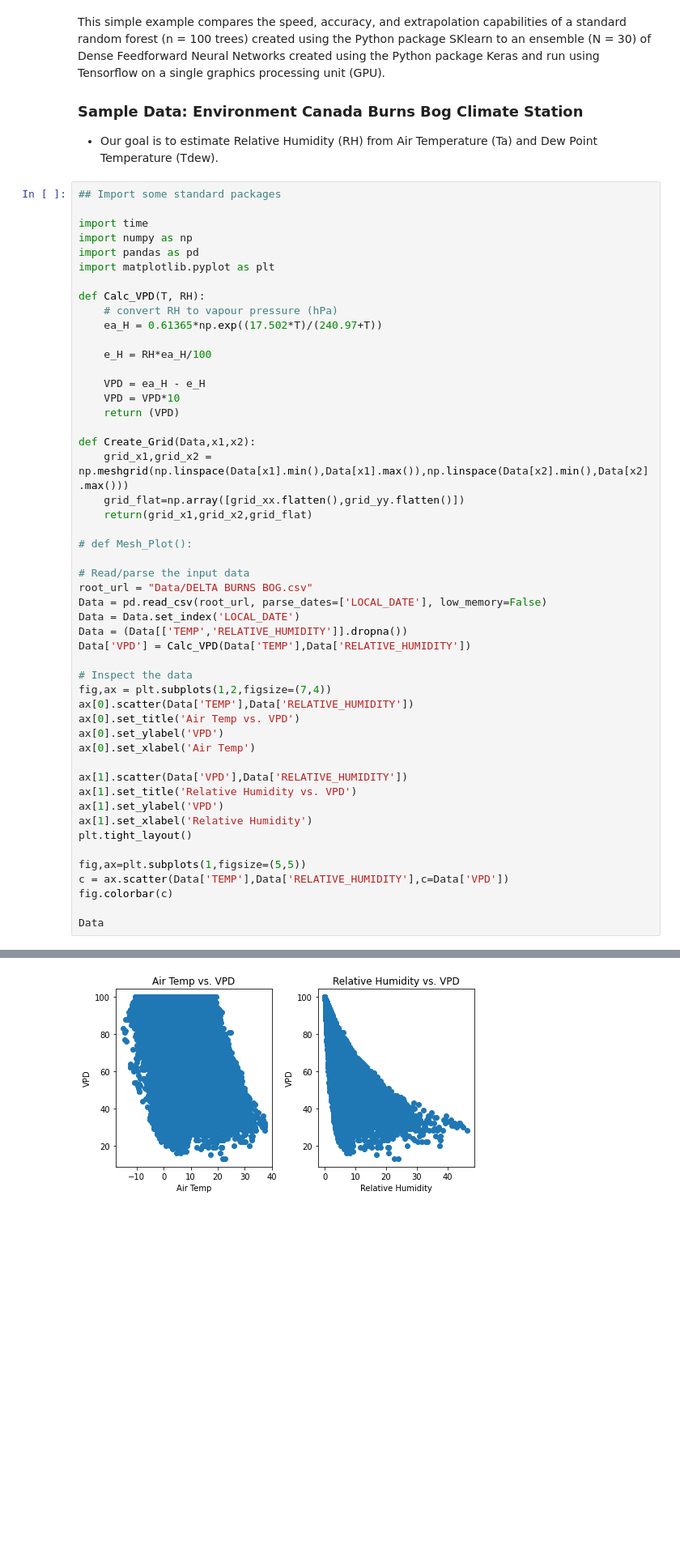
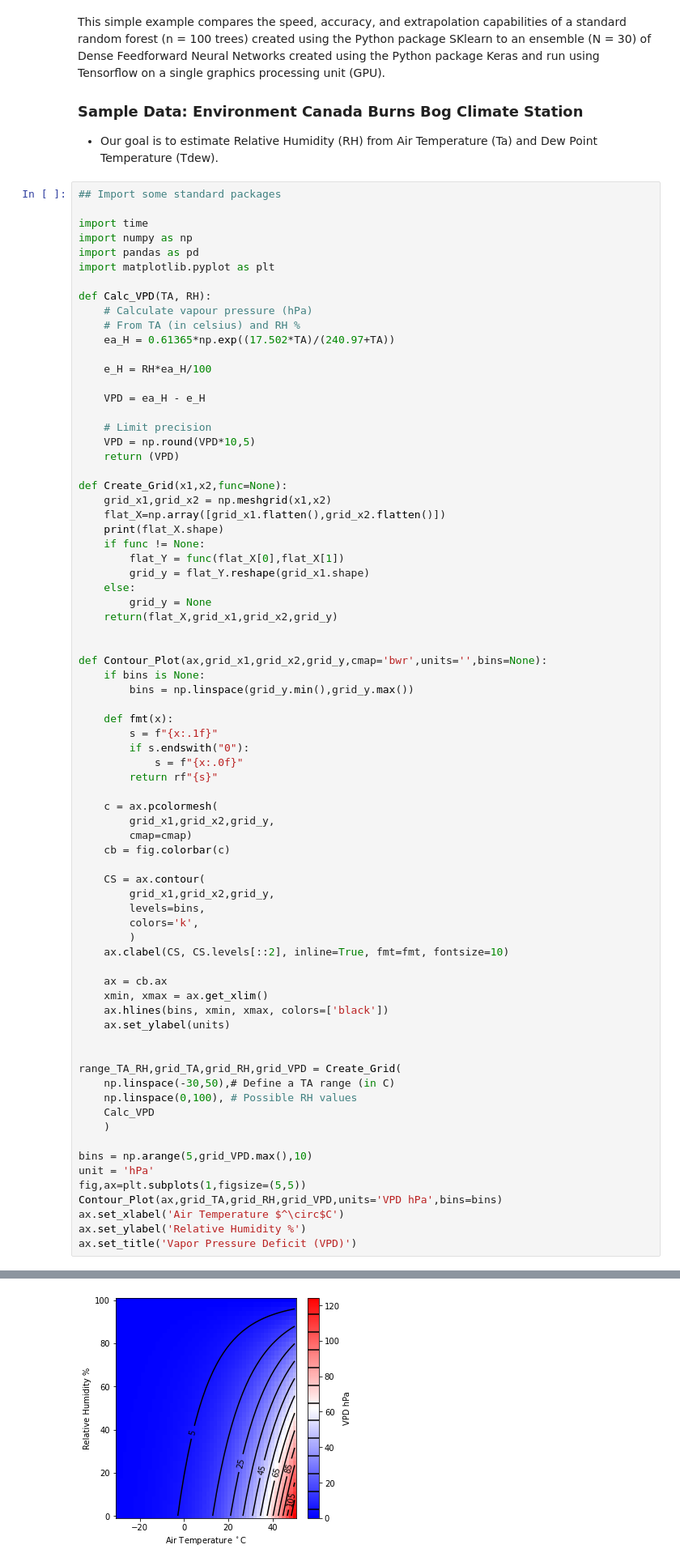
Before and after one commit to June-Skeeter/ML_Scripts, a Jupyter notebook: NN_v_RF_example.ipynb, the cells around one changed output, grey strips where cells are left out. Shown at 81% size. Cells and saved outputs as stored; diff of their text form; blank space fills up the shorter version.

Commit message:
gird plot function

```diff
--- a/NN_v_RF_example.ipynb
+++ b/NN_v_RF_example.ipynb
@@ -16,46 +16,70 @@ import numpy as np
 import pandas as pd
 import matplotlib.pyplot as plt
 
-def Calc_VPD(T, RH):
-    # convert RH to vapour pressure (hPa)
-    ea_H = 0.61365*np.exp((17.502*T)/(240.97+T))
+def Calc_VPD(TA, RH):
+    # Calculate vapour pressure (hPa)
+    # From TA (in celsius) and RH %
+    ea_H = 0.61365*np.exp((17.502*TA)/(240.97+TA))
 
     e_H = RH*ea_H/100
 
     VPD = ea_H - e_H
-    VPD = VPD*10
+
+    # Limit precision
+    VPD = np.round(VPD*10,5)
     return (VPD)
 
-def Create_Grid(Data,x1,x2):
-    grid_x1,grid_x2 = np.meshgrid(np.linspace(Data[x1].min(),Data[x1].max()),np.linspace(Data[x2].min(),Data[x2].max()))
-    grid_flat=np.array([grid_xx.flatten(),grid_yy.flatten()])
-    return(grid_x1,grid_x2,grid_flat)
+def Create_Grid(x1,x2,func=None):
+    grid_x1,grid_x2 = np.meshgrid(x1,x2)
+    flat_X=np.array([grid_x1.flatten(),grid_x2.flatten()])
+    print(flat_X.shape)
+    if func != None:
+        flat_Y = func(flat_X[0],flat_X[1])
+        grid_y = flat_Y.reshape(grid_x1.shape)
+    else:
+        grid_y = None
+    return(flat_X,grid_x1,grid_x2,grid_y)
 
-# def Mesh_Plot():
 
-# Read/parse the input data
-root_url = "Data/DELTA BURNS BOG.csv"
-Data = pd.read_csv(root_url, parse_dates=['LOCAL_DATE'], low_memory=False)
-Data = Data.set_index('LOCAL_DATE')
-Data = (Data[['TEMP','RELATIVE_HUMIDITY']].dropna())
-Data['VPD'] = Calc_VPD(Data['TEMP'],Data['RELATIVE_HUMIDITY'])
+def Contour_Plot(ax,grid_x1,grid_x2,grid_y,cmap='bwr',units='',bins=None):
+    if bins is None:
+        bins = np.linspace(grid_y.min(),grid_y.max())
 
-# Inspect the data
-fig,ax = plt.subplots(1,2,figsize=(7,4))
-ax[0].scatter(Data['TEMP'],Data['RELATIVE_HUMIDITY'])
-ax[0].set_title('Air Temp vs. VPD')
-ax[0].set_ylabel('VPD')
-ax[0].set_xlabel('Air Temp')
+    def fmt(x):
+        s = f"{x:.1f}"
+        if s.endswith("0"):
+            s = f"{x:.0f}"
+        return rf"{s}"
 
-ax[1].scatter(Data['VPD'],Data['RELATIVE_HUMIDITY'])
-ax[1].set_title('Relative Humidity vs. VPD')
-ax[1].set_ylabel('VPD')
-ax[1].set_xlabel('Relative Humidity')
-plt.tight_layout()
+    c = ax.pcolormesh(
+        grid_x1,grid_x2,grid_y,
+        cmap=cmap)
+    cb = fig.colorbar(c)
 
+    CS = ax.contour(
+        grid_x1,grid_x2,grid_y,
+        levels=bins,
+        colors='k',
+        )
+    ax.clabel(CS, CS.levels[::2], inline=True, fmt=fmt, fontsize=10)
+
+    ax = cb.ax
+    xmin, xmax = ax.get_xlim()
+    ax.hlines(bins, xmin, xmax, colors=['black'])
+    ax.set_ylabel(units)
+
+
+range_TA_RH,grid_TA,grid_RH,grid_VPD = Create_Grid(
+    np.linspace(-30,50),# Define a TA range (in C)
+    np.linspace(0,100), # Possible RH values
+    Calc_VPD
+    )
+
+bins = np.arange(5,grid_VPD.max(),10)
+unit = 'hPa'
 fig,ax=plt.subplots(1,figsize=(5,5))
-c = ax.scatter(Data['TEMP'],Data['RELATIVE_HUMIDITY'],c=Data['VPD'])
-fig.colorbar(c)
-
-Data
+Contour_Plot(ax,grid_TA,grid_RH,grid_VPD,units='VPD hPa',bins=bins)
+ax.set_xlabel('Air Temperature $^\circ$C')
+ax.set_ylabel('Relative Humidity %')
+ax.set_title('Vapor Pressure Deficit (VPD)')
 # %% [output]
@@ -76 +88 @@ Data
-[figure, old version]
+[figure, new version]
```
Also changed, not shown: parts of 2 cells of this notebook.
